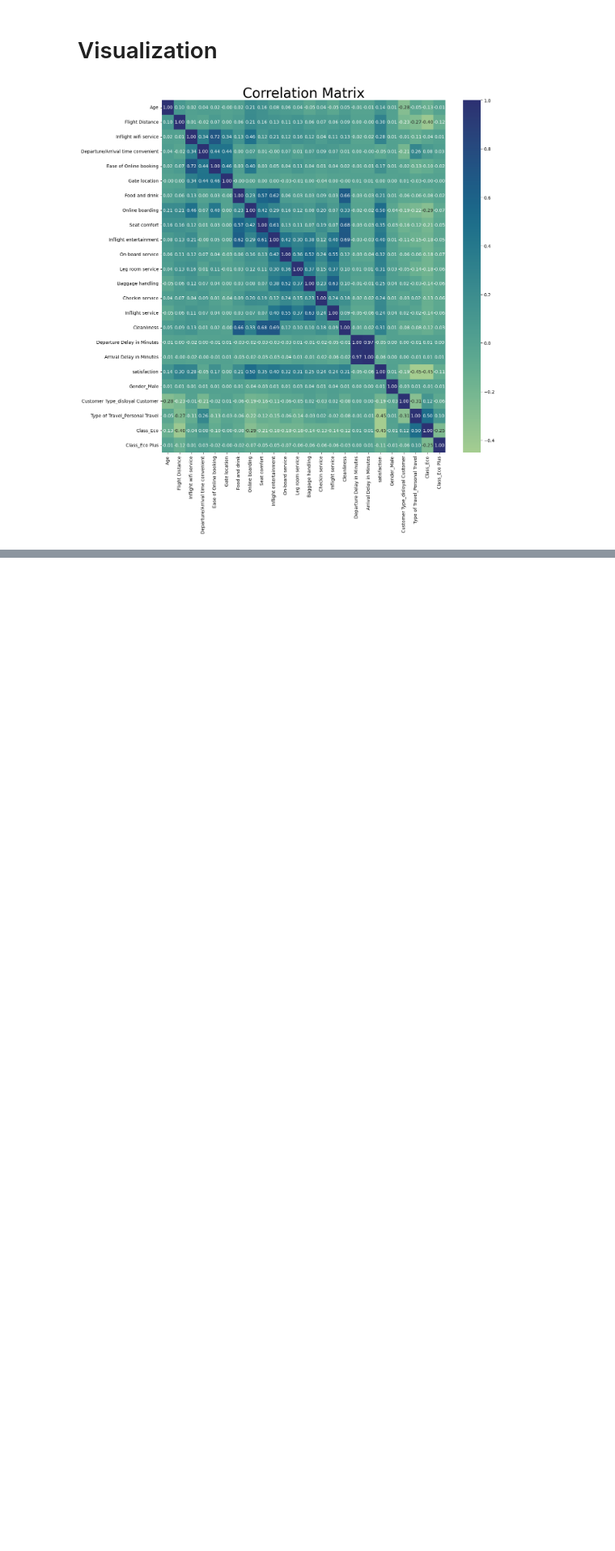
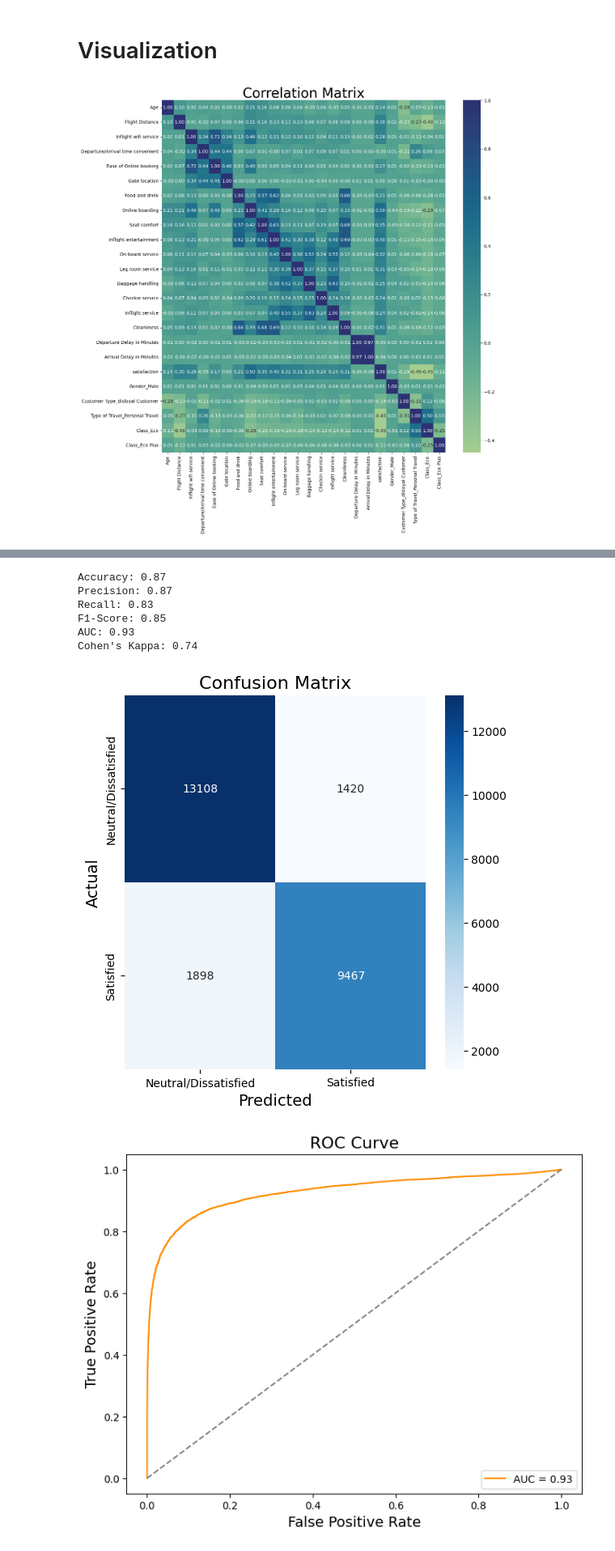
Before and after one commit to airline-management-system/customer-satisfaction, a Jupyter notebook: notebook/benchmark.ipynb, the cells around one changed output, grey strips where cells are left out. Shown: that part at 81% size. Cells and saved outputs as stored; diff of their text form; code cells hidden in the pictures; blank space fills up the shorter version.

```diff
--- a/notebook/benchmark.ipynb
+++ b/notebook/benchmark.ipynb
@@ -47,0 +136,63 @@ display_correlation_matrix(train)
+# %%
+from sklearn.linear_model import LogisticRegression
+
+def run_LR():
+    # Define LR model
+    logistic_model = LogisticRegression(max_iter=5000, random_state=42)
+
+    # Train the model
+    logistic_model.fit(X_train, y_train)
+
+    # Make prediction by test dataset
+    y_pred = logistic_model.predict(X_test)
+    y_prob = logistic_model.predict_proba(X_test)[:, 1]  # ROC Curve için olasılık değerleri
+
+    # Calculate performance metrics
+    log_reg_accuracy = accuracy_score(y_test, y_pred)
+    log_reg_precision = precision_score(y_test, y_pred)
+    log_reg_recall = recall_score(y_test, y_pred)
+    log_reg_f1 = f1_score(y_test, y_pred)
+    log_reg_auc = roc_auc_score(y_test, y_prob)
+    log_reg_kappa = cohen_kappa_score(y_test, y_pred)
+
+    # Print performance metrics
+    print(f"Accuracy: {log_reg_accuracy:.2f}")
+    print(f"Precision: {log_reg_precision:.2f}")
+    print(f"Recall: {log_reg_recall:.2f}")
+    print(f"F1-Score: {log_reg_f1:.2f}")
+    print(f"AUC: {log_reg_auc:.2f}")
+    print(f"Cohen's Kappa: {log_reg_kappa:.2f}")
+
+    # Draw confusion matrix
+
+    conf_matrix = confusion_matrix(y_test, y_pred)
+
+    plt.figure(figsize=(6, 6))
+    sns.heatmap(conf_matrix, annot=True, fmt="d", cmap="Blues", xticklabels=['Neutral/Dissatisfied', 'Satisfied'], yticklabels=['Neutral/Dissatisfied', 'Satisfied'])
+    plt.title('Confusion Matrix', fontsize=16)
+    plt.xlabel('Predicted', fontsize=14)
+    plt.ylabel('Actual', fontsize=14)
+    plt.show()
+
+    # Draw ROC curve
+    fpr, tpr, _ = roc_curve(y_test, y_prob)
+
+    plt.figure(figsize=(8, 6))
+    plt.plot(fpr, tpr, label=f"AUC = {log_reg_auc:.2f}", color="darkorange")
+    plt.plot([0, 1], [0, 1], linestyle="--", color="gray")
+    plt.title('ROC Curve', fontsize=16)
+    plt.xlabel('False Positive Rate', fontsize=14)
+    plt.ylabel('True Positive Rate', fontsize=14)
+    plt.legend(loc="lower right")
+    plt.show()
+
+run_LR()
+# %% [output]
+Accuracy: 0.87
+Precision: 0.87
+Recall: 0.83
+F1-Score: 0.85
+AUC: 0.93
+Cohen's Kappa: 0.74
+[figure, added]
+[figure, added]
```
Also changed, not shown: parts of 7 cells of this notebook.
